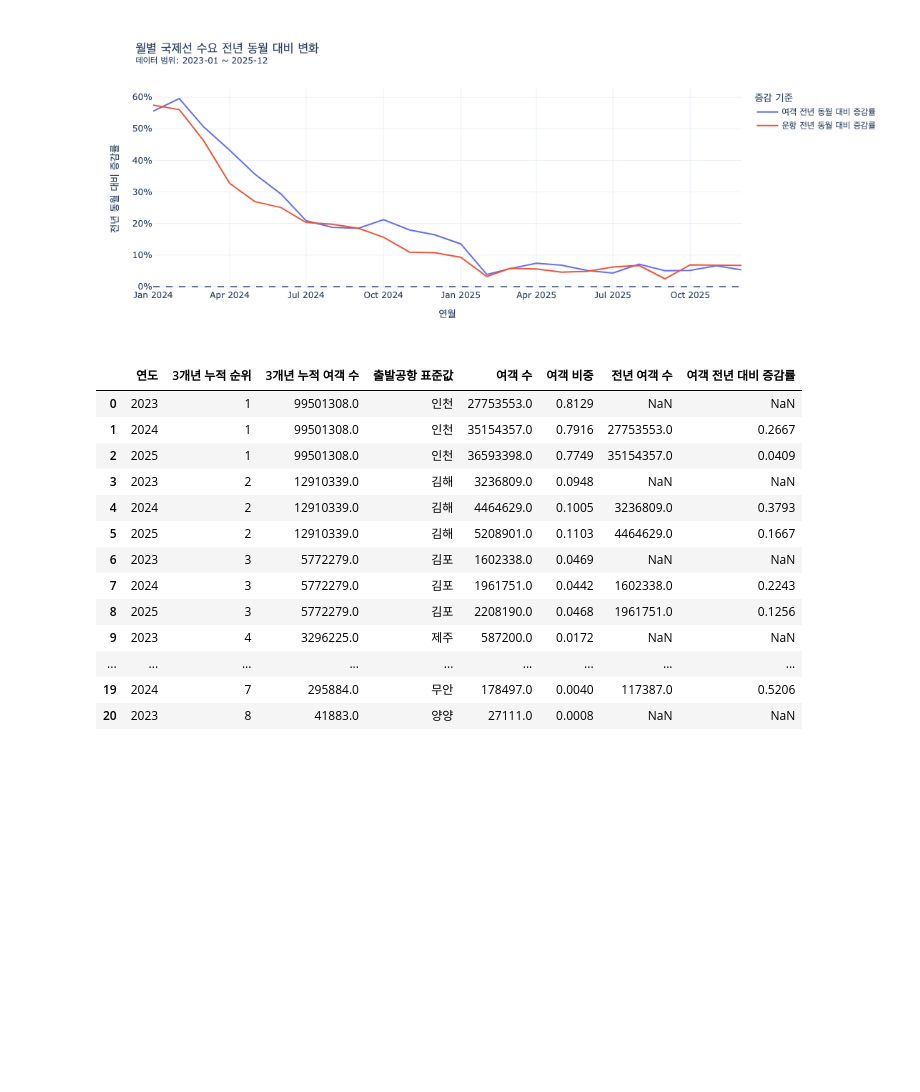
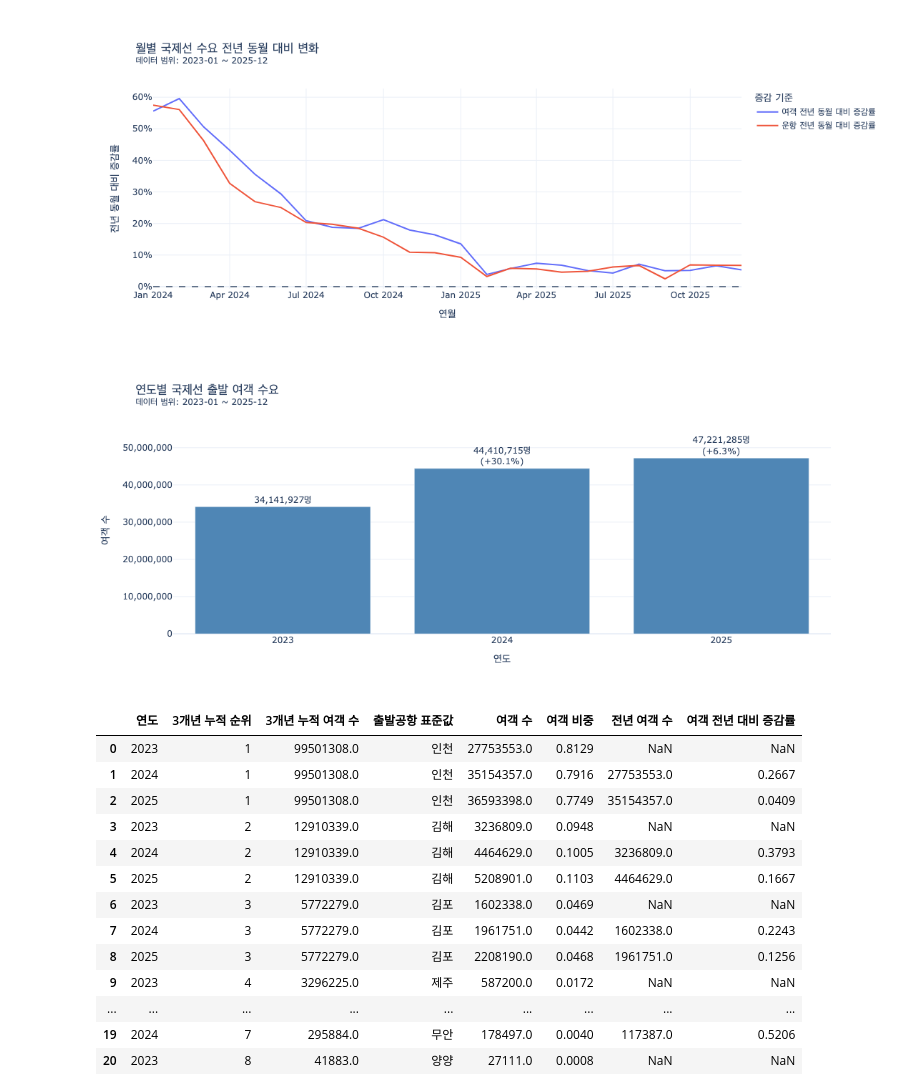
Before and after one commit to kth530/korea_outbound_travel_analysis, a Jupyter notebook: notebooks/04_business_metrics.ipynb, the cells around one changed output. Drawn from its saved outputs; the diff is of its cells as text; code cells hidden in the pictures; blank space fills up the shorter version.

Commit message:
add yearly demand and continent share charts

```diff
--- a/notebooks/04_business_metrics.ipynb
+++ b/notebooks/04_business_metrics.ipynb
@@ -379,6 +379,42 @@ fig.update_layout(height=460, legend_title_text='증감 기준')
 fig.show(config={'displaylogo': False})
 # %% [output]
 [figure]
+# %%
+# 차트: 연도별 국제선 여객 총량과 전년 대비 증감률을 함께 확인한다.
+yearly_demand_chart = monthly_demand_df.copy()
+yearly_demand_chart['연도'] = yearly_demand_chart['연월'].astype(str).str[:4].astype(int)
+
+# 12개월이 모두 관측된 해만 연간 총량 비교에 사용한다(부분 연도는 제외).
+months_per_year = yearly_demand_chart.groupby('연도')['연월'].nunique()
+complete_years = months_per_year[months_per_year == 12].index
+yearly_demand_summary = (
+    yearly_demand_chart[yearly_demand_chart['연도'].isin(complete_years)]
+    .groupby('연도', as_index=False)
+    .agg(**{'여객 수': ('여객 수', 'sum')})
+    .sort_values('연도')
+)
+yearly_demand_summary['전년 대비 증감률'] = yearly_demand_summary['여객 수'].pct_change()
+
+fig = px.bar(
+    yearly_demand_summary,
+    x='연도',
+    y='여객 수',
+    text=yearly_demand_summary.apply(
+        lambda r: f"{r['여객 수']:,.0f}명"
+        if pd.isna(r['전년 대비 증감률'])
+        else f"{r['여객 수']:,.0f}명<br>({r['전년 대비 증감률']:+.1%})",
+        axis=1,
+    ),
+    title=chart_title('연도별 국제선 출발 여객 수요', yearly_demand_chart['연월']),
+    template=PLOTLY_TEMPLATE,
+)
+fig.update_traces(textposition='outside', cliponaxis=False, marker_color='#4F86B5')
+fig.update_yaxes(tickformat=',', range=[0, yearly_demand_summary['여객 수'].max() * 1.18])
+fig.update_xaxes(type='category')
+fig.update_layout(height=460, showlegend=False, margin=dict(t=90))
+fig.show(config={'displaylogo': False})
+# %% [output]
+[figure, added]
 # %%
 yearly_airport_demand_df = query('yearly_airport_demand_metrics')
 display(yearly_airport_demand_df)
```
Also changed, not shown: parts of 1 cell of this notebook, 1 other file.
